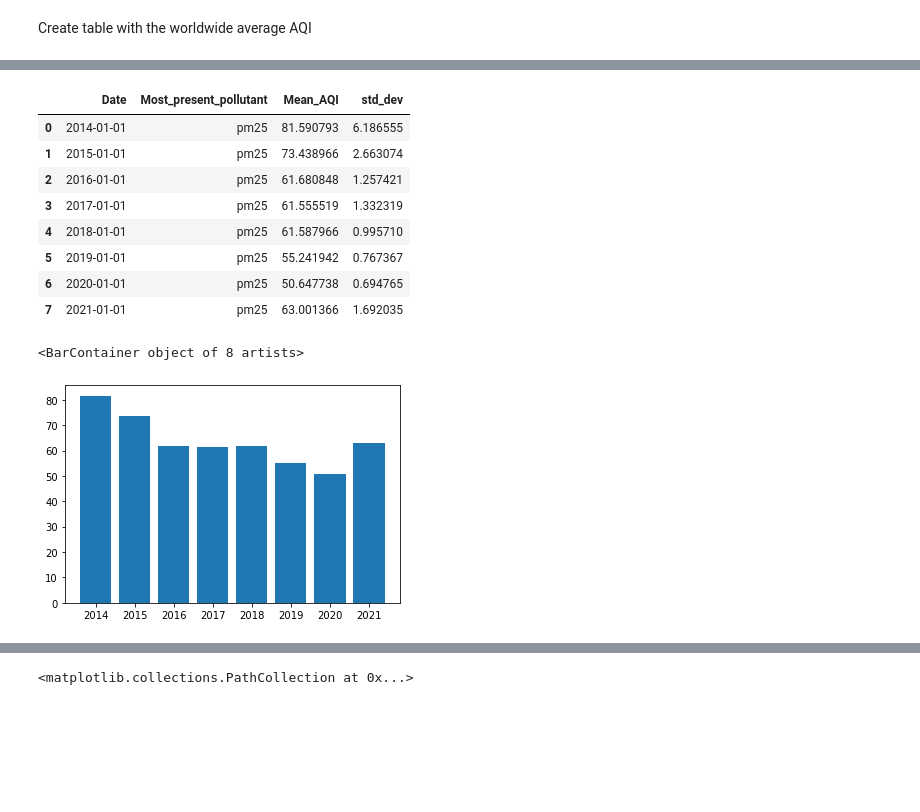
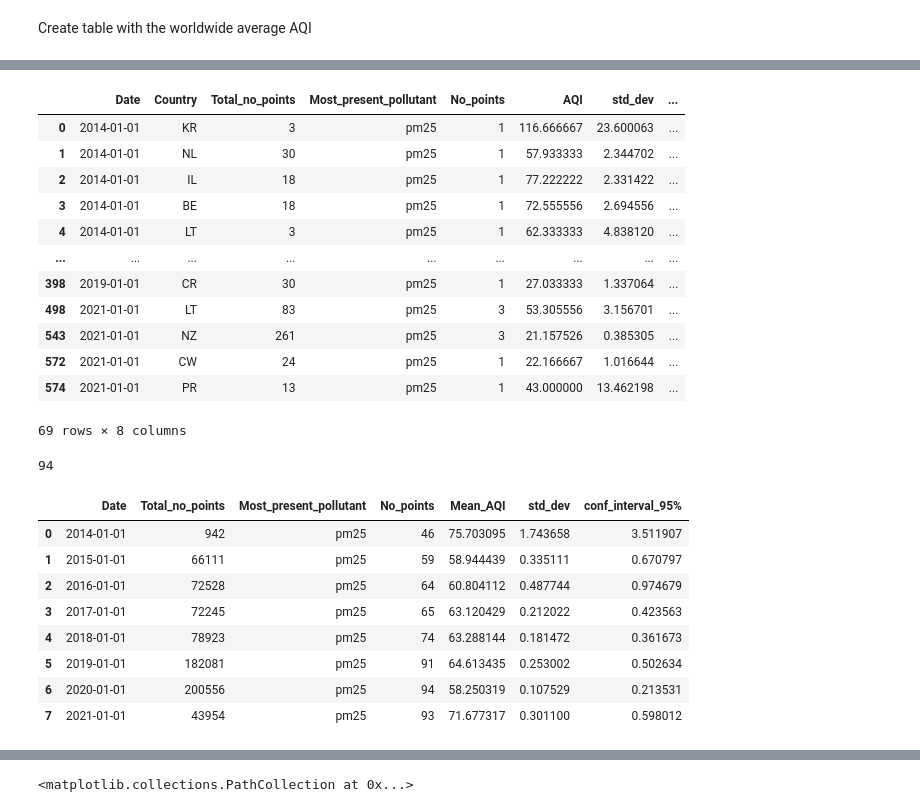
Before and after one commit to PabloVales/Air_Pollution_Covid, a Jupyter notebook: Untitled.ipynb, the cells around one changed output, grey strips where cells are left out. Saved outputs shown, nothing was run; the diff lists cells and outputs as text; code cells hidden in the pictures; blank space fills up the shorter version.

```diff
--- a/Untitled.ipynb
+++ b/Untitled.ipynb
@@ -279,6 +296,3 @@ def calculate_mean_country(df, countries, cities=False):
 
 
     return final_df.reset_index().drop('index', axis=1)
-# %%
-for year in cou_df[(cou_df.Specie == 'pm25')].Date.dt.year.unique():
-    print(cou_df[(cou_df.Specie == 'pm25') & (cou_df.Date.dt.year == year)]['Country'].unique());
@@ -299,2 +299,2 @@ df[(df.Country == 'ES') & (df.Specie == 'pm25') & (df.City == 'Salamanca') & (df
 # %%
-cou_df = calculate_mean_country(df, countries = countries, cities=False)
+cou_df = calculate_mean_country(df, countries = df.Country.unique(), cities=False)
@@ -389,17 +401,20 @@ y = yearly_world_AQI(t)
-# %%
-y
-# %% [output]
-|  | Date | Most_present_pollutant | Mean_AQI | std_dev |
-| 0 | 2014-01-01 | pm25 | 81.590793 | 6.186555 |
-| 1 | 2015-01-01 | pm25 | 73.438966 | 2.663074 |
-| 2 | 2016-01-01 | pm25 | 61.680848 | 1.257421 |
-| 3 | 2017-01-01 | pm25 | 61.555519 | 1.332319 |
-| 4 | 2018-01-01 | pm25 | 61.587966 | 0.995710 |
-| 5 | 2019-01-01 | pm25 | 55.241942 | 0.767367 |
-| 6 | 2020-01-01 | pm25 | 50.647738 | 0.694765 |
-| 7 | 2021-01-01 | pm25 | 63.001366 | 1.692035 |
-# %%
-plt.bar(y.Date.dt.year, y.Mean_AQI)
-# %% [output]
-<BarContainer object of 8 artists>
-[figure, removed]
+# %%
+yearly_country[yearly_country['conf_interval_95%'].isna()]
+# %% [output]
+|  | Date | Country | Total_no_points | Most_present_pollutant | No_points | AQI | std_dev | ... |
+| 0 | 2014-01-01 | KR | 3 | pm25 | 1 | 116.666667 | 23.600063 | ... |
+| 1 | 2014-01-01 | NL | 30 | pm25 | 1 | 57.933333 | 2.344702 | ... |
+| 2 | 2014-01-01 | IL | 18 | pm25 | 1 | 77.222222 | 2.331422 | ... |
+| 3 | 2014-01-01 | BE | 18 | pm25 | 1 | 72.555556 | 2.694556 | ... |
+| 4 | 2014-01-01 | LT | 3 | pm25 | 1 | 62.333333 | 4.838120 | ... |
+| ... | ... | ... | ... | ... | ... | ... | ... | ... |
+| 398 | 2019-01-01 | CR | 30 | pm25 | 1 | 27.033333 | 1.337064 | ... |
+| 498 | 2021-01-01 | LT | 83 | pm25 | 3 | 53.305556 | 3.156701 | ... |
+| 543 | 2021-01-01 | NZ | 261 | pm25 | 3 | 21.157526 | 0.385305 | ... |
+| 572 | 2021-01-01 | CW | 24 | pm25 | 1 | 22.166667 | 1.016644 | ... |
+| 574 | 2021-01-01 | PR | 13 | pm25 | 1 | 43.000000 | 13.462198 | ... |
+69 rows × 8 columns
+# %%
+yearly_country.dropna().Country.unique().size
+# %% [output]
+94
@@ -405,0 +423,12 @@ plt.bar(y.Date.dt.year, y.Mean_AQI)
+# %%
+yearly_world
+# %% [output]
+|  | Date | Total_no_points | Most_present_pollutant | No_points | Mean_AQI | std_dev | conf_interval_95% |
+| 0 | 2014-01-01 | 942 | pm25 | 46 | 75.703095 | 1.743658 | 3.511907 |
+| 1 | 2015-01-01 | 66111 | pm25 | 59 | 58.944439 | 0.335111 | 0.670797 |
+| 2 | 2016-01-01 | 72528 | pm25 | 64 | 60.804112 | 0.487744 | 0.974679 |
+| 3 | 2017-01-01 | 72245 | pm25 | 65 | 63.120429 | 0.212022 | 0.423563 |
+| 4 | 2018-01-01 | 78923 | pm25 | 74 | 63.288144 | 0.181472 | 0.361673 |
+| 5 | 2019-01-01 | 182081 | pm25 | 91 | 64.613435 | 0.253002 | 0.502634 |
+| 6 | 2020-01-01 | 200556 | pm25 | 94 | 58.250319 | 0.107529 | 0.213531 |
+| 7 | 2021-01-01 | 43954 | pm25 | 93 | 71.677317 | 0.301100 | 0.598012 |
```
Also changed, not shown: parts of 31 cells of this notebook, 2 other files.
